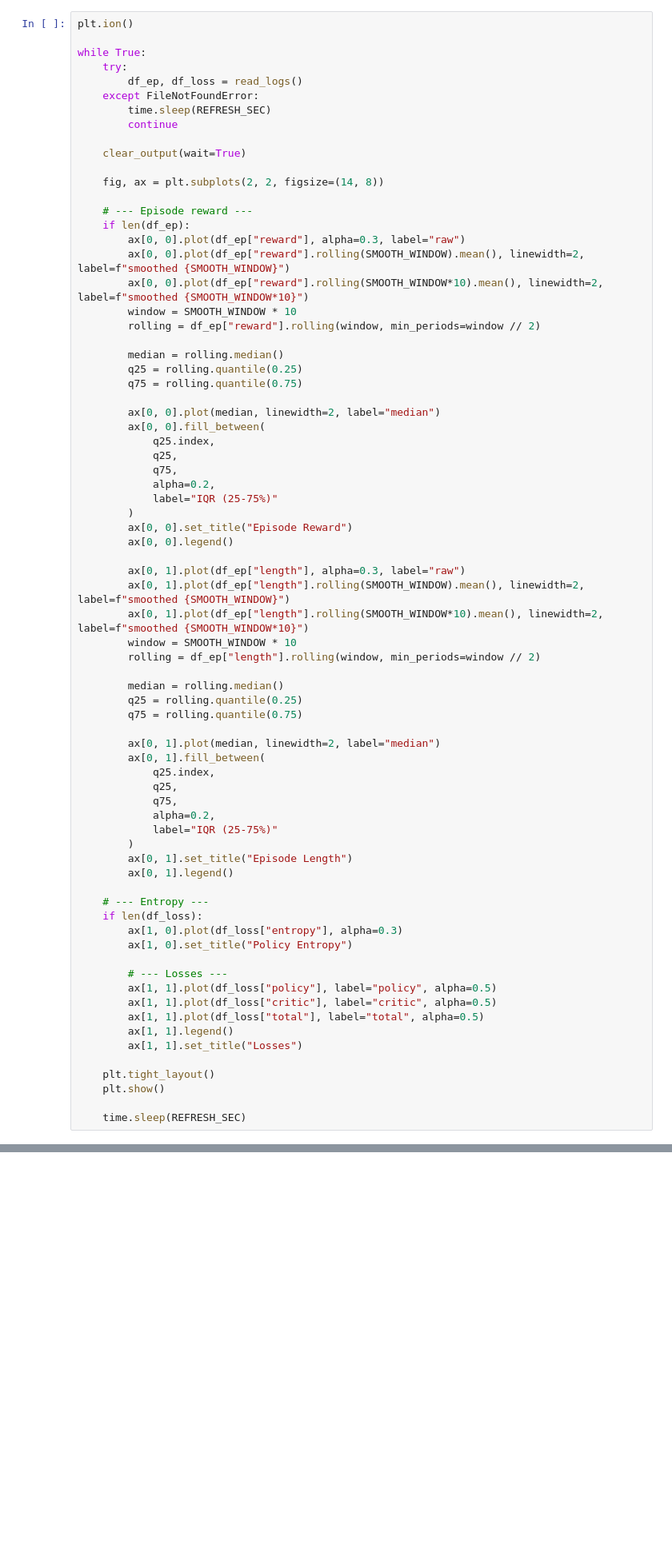
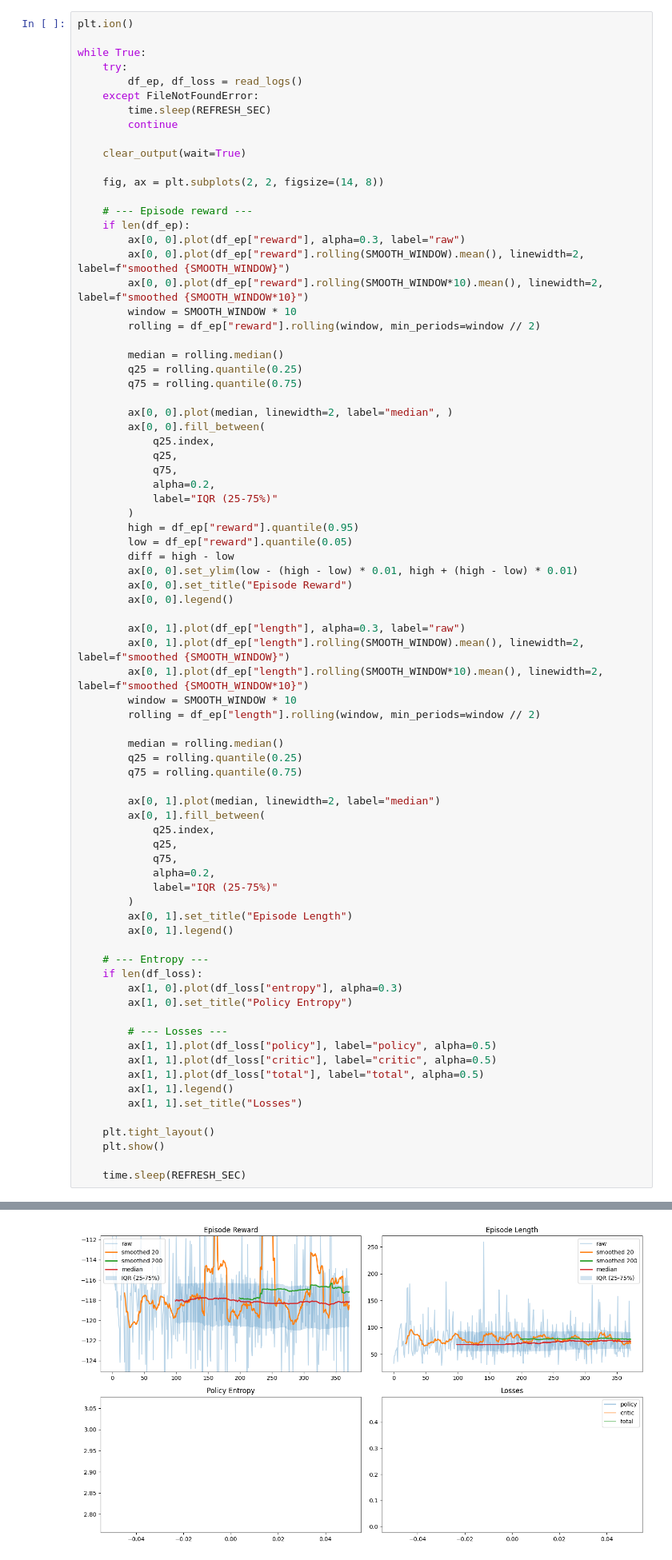
Before and after one commit to michal-boguslawski/Reinforcement-Learning-Solitaire, a Jupyter notebook: rl_agents/notebooks/log_plotting.ipynb, the cells around one changed output, grey strips where cells are left out. Shown at 80% size. Saved outputs shown, nothing was run; the diff lists cells and outputs as text; blank space fills up the shorter version.

```diff
--- a/rl_agents/notebooks/log_plotting.ipynb
+++ b/rl_agents/notebooks/log_plotting.ipynb
@@ -74,7 +74,7 @@ while True:
         q25 = rolling.quantile(0.25)
         q75 = rolling.quantile(0.75)
 
-        ax[0, 0].plot(median, linewidth=2, label="median")
+        ax[0, 0].plot(median, linewidth=2, label="median", )
         ax[0, 0].fill_between(
             q25.index,
             q25,
@@ -82,6 +82,10 @@ while True:
             alpha=0.2,
             label="IQR (25-75%)"
         )
+        high = df_ep["reward"].quantile(0.95)
+        low = df_ep["reward"].quantile(0.05)
+        diff = high - low
+        ax[0, 0].set_ylim(low - (high - low) * 0.01, high + (high - low) * 0.01)
         ax[0, 0].set_title("Episode Reward")
         ax[0, 0].legend()
 
@@ -126,0 +130 @@ KeyboardInterrupt:
+[figure, added]
```
Also changed, not shown: parts of 1 cell of this notebook, 15 other files.
